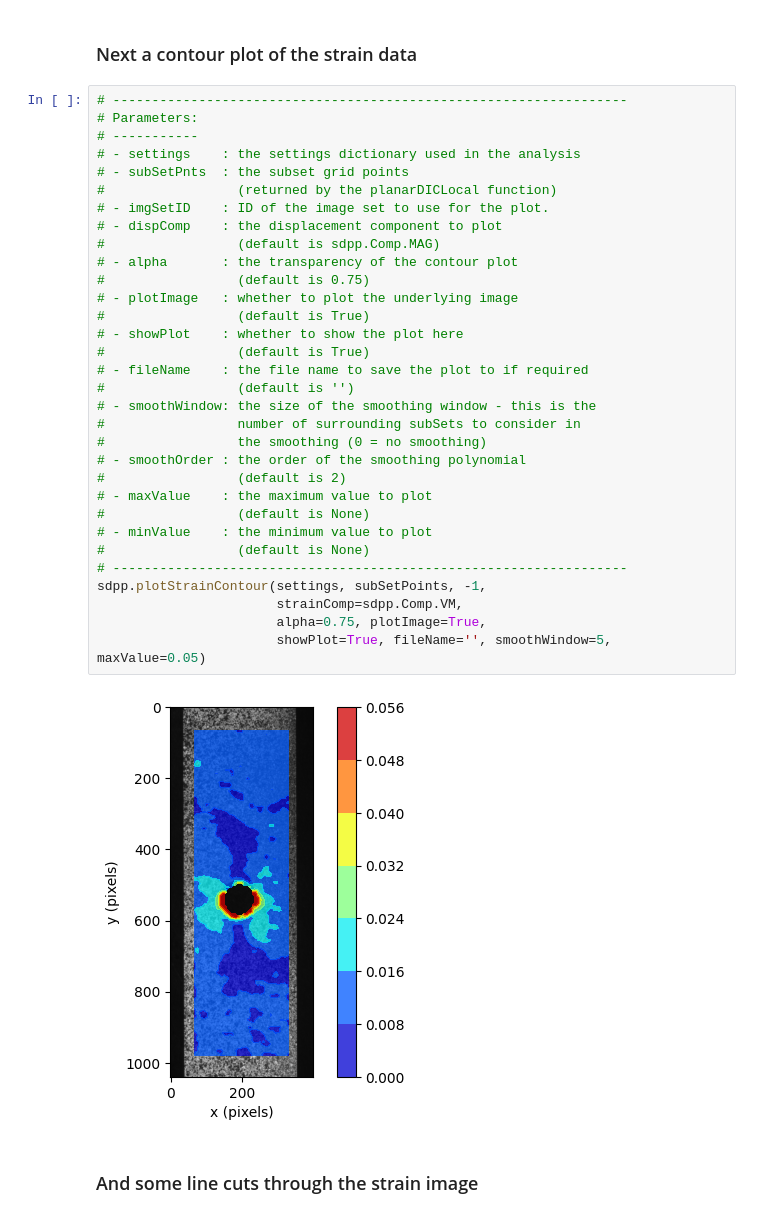
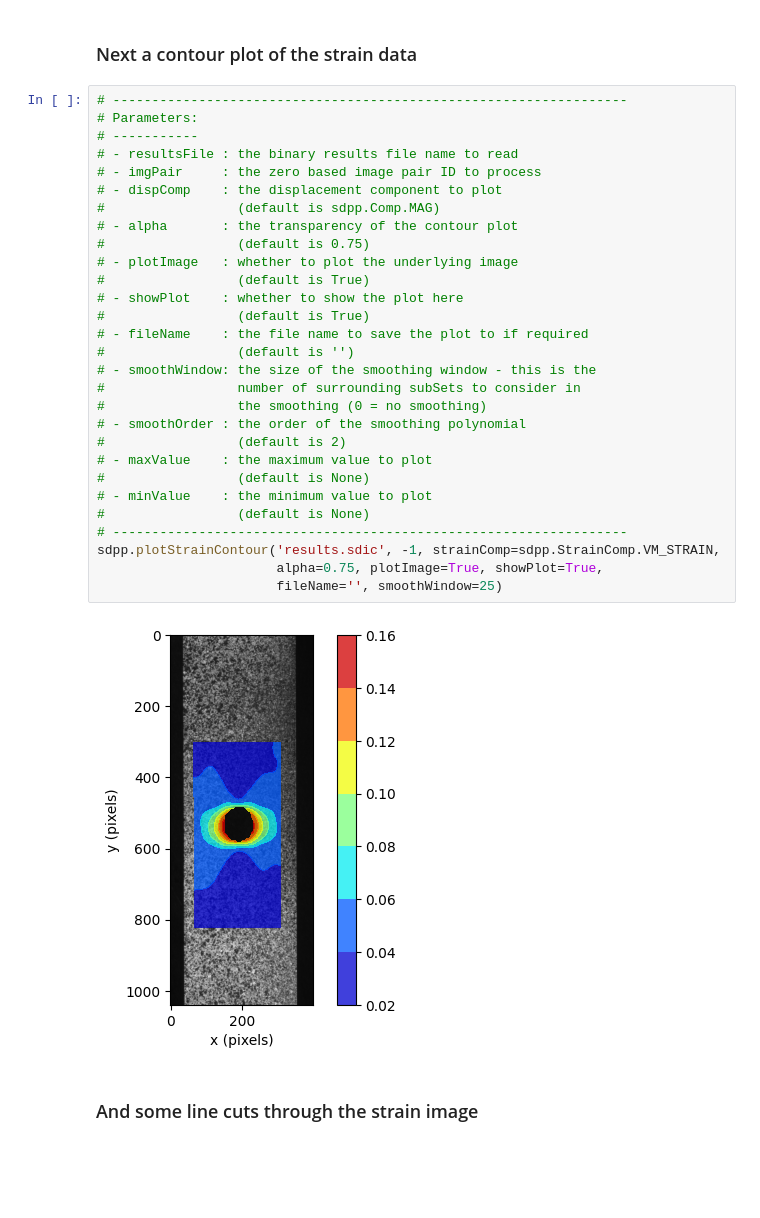
Before and after one commit to gventer/SUN-DIC, a Jupyter notebook: test_sundic.ipynb, the cells around one changed output. Cells and saved outputs as stored; diff of their text form; blank space fills up the shorter version.

```diff
--- a/test_sundic.ipynb
+++ b/test_sundic.ipynb
@@ -321,37 +331,34 @@ Von Mises Strain Summary
 # %%
 # ------------------------------------------------------------------
 # Parameters:
 # -----------
-# - settings    : the settings dictionary used in the analysis
-# - subSetPnts  : the subset grid points
-#                 (returned by the planarDICLocal function)
-# - imgSetID    : ID of the image set to use for the plot.
+# - resultsFile : the binary results file name to read
+# - imgPair     : the zero based image pair ID to process
 # - dispComp    : the displacement component to plot
 #                 (default is sdpp.Comp.MAG)
 # - alpha       : the transparency of the contour plot
 #                 (default is 0.75)
 # - plotImage   : whether to plot the underlying image
 #                 (default is True)
 # - showPlot    : whether to show the plot here
 #                 (default is True)
 # - fileName    : the file name to save the plot to if required
 #                 (default is '')
 # - smoothWindow: the size of the smoothing window - this is the
 #                 number of surrounding subSets to consider in
 #                 the smoothing (0 = no smoothing)
 # - smoothOrder : the order of the smoothing polynomial
 #                 (default is 2)
 # - maxValue    : the maximum value to plot
 #                 (default is None)
 # - minValue    : the minimum value to plot
 #                 (default is None)
 # ------------------------------------------------------------------
-sdpp.plotStrainContour(settings, subSetPoints, -1,
-                       strainComp=sdpp.Comp.VM,
-                       alpha=0.75, plotImage=True,
-                       showPlot=True, fileName='', smoothWindow=5, maxValue=0.05)
+sdpp.plotStrainContour('results.sdic', -1, strainComp=sdpp.StrainComp.VM_STRAIN,
+                       alpha=0.75, plotImage=True, showPlot=True,
+                       fileName='', smoothWindow=25)
 # %% [output]
-[figure, old version]
+[figure, new version]
 # %% [markdown]
 ### And some line cuts through the strain image
 # %%
```
Also changed, not shown: parts of 12 cells of this notebook, 11 other files.
